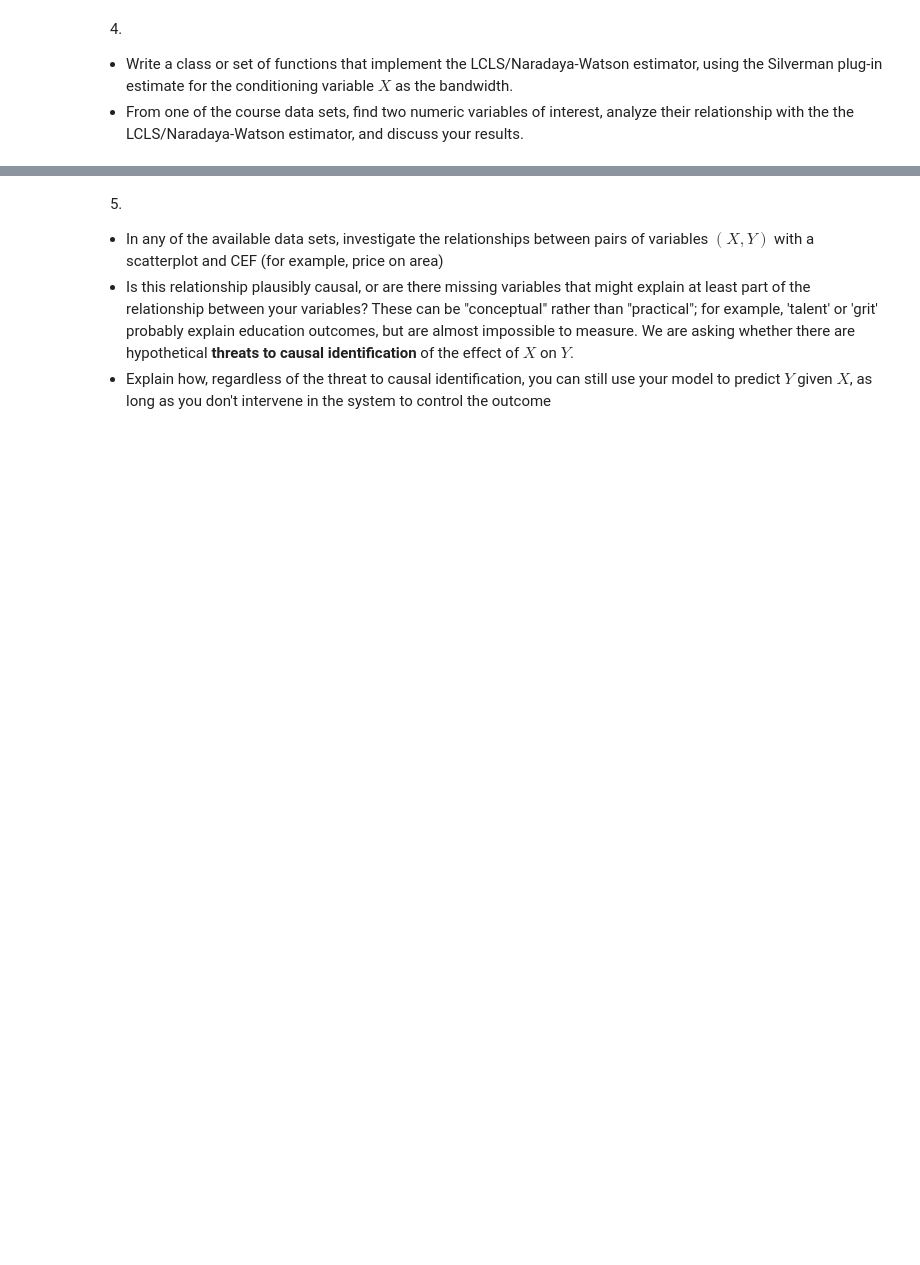
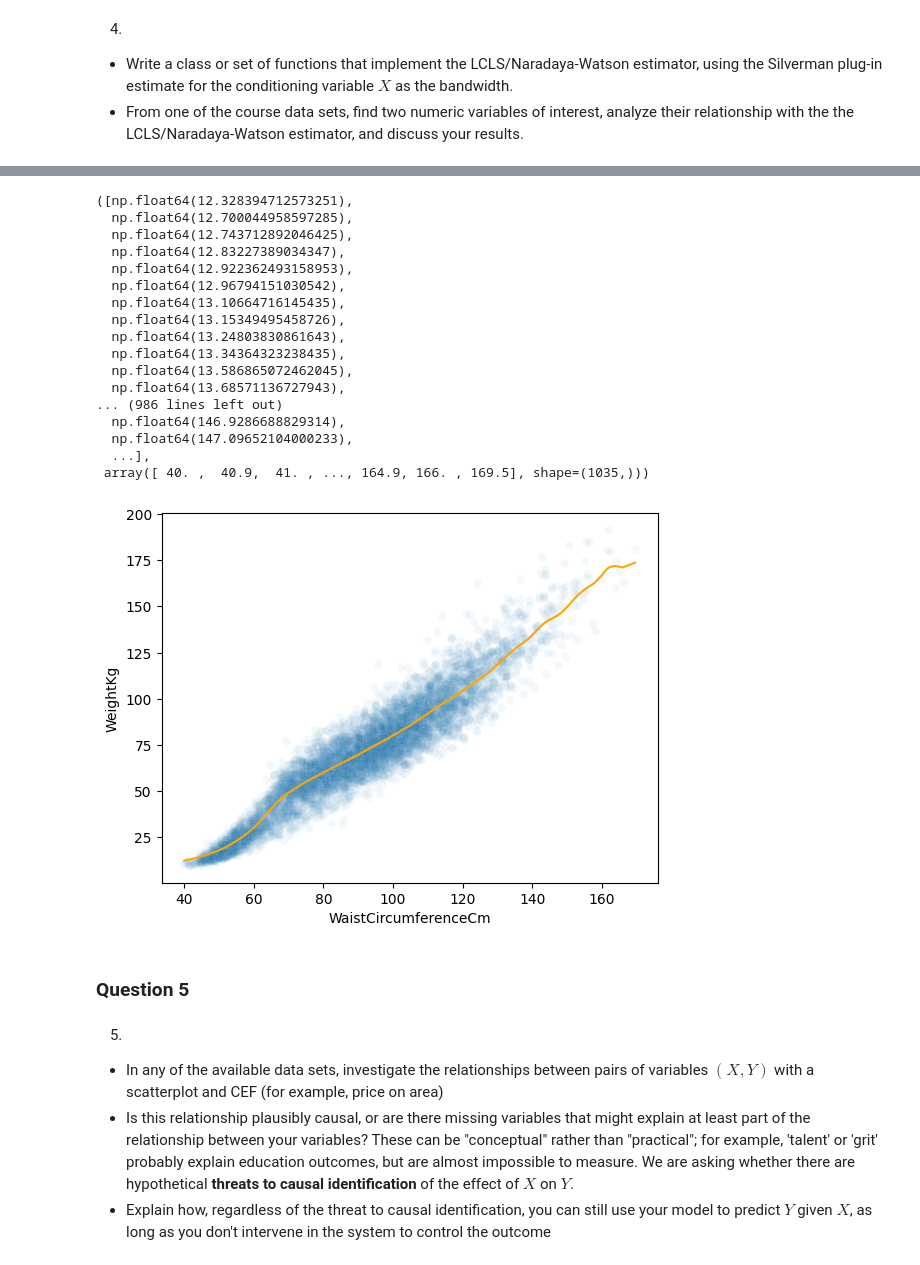
Before and after one commit to gegeorge25/DS5030_public_repo_grace_george, a Jupyter notebook: assignment_3.ipynb, the cells around one changed output, grey strips where cells are left out. Saved outputs shown, nothing was run; the diff lists cells and outputs as text; code cells hidden in the pictures; blank space fills up the shorter version.

```diff
--- a/assignment_3.ipynb
+++ b/assignment_3.ipynb
@@ -54,0 +36,3 @@ pd.crosstab(nhanes['GeneralHealthCondition'], nhanes['TypeOfMilkFirstFedWholeMil
+# %%
+gdf=nhanes.loc[:,["Gender","MaritalStatus"]]
+gdf.value_counts()
@@ -97,3 +160,53 @@ Show that the solution to this problem is the LCLS/Naradaya-Watson estimator.
+# %%
+
+def k(u):
+    return np.exp(-u**2)/np.sqrt(2*np.pi)
+
+def lcls(x,y,h=None,plot=True):
+    grid=np.sort(np.unique(x))
+       #k=1/np.sqrt(2*np.pi)
+    if h is None:
+        h=1.06 * np.std(x)* len(x) **(-0.2)
+
+    y_hat = []
+    for z in grid:
+        num=0
+        dem=0
+        for i in range(len(x)):
+            u = (x[i] -z)/h
+            num+=y[i] * k(u)
+            dem+=k(u)
+        y_hat_z=num/dem
+        y_hat.append(y_hat_z)
+
+    if plot:
+        sns.scatterplot(data=gdf, y='WeightKg', x='WaistCircumferenceCm',alpha=.05)
+        sns.lineplot(x=grid,y=y_hat, color='orange')
+
+    return y_hat, grid
+# %%
+lcls(x,y)
+# %% [output]
+([np.float64(12.328394712573251),
+  np.float64(12.700044958597285),
+  np.float64(12.743712892046425),
+  np.float64(12.83227389034347),
+  np.float64(12.922362493158953),
+  np.float64(12.96794151030542),
+  np.float64(13.10664716145435),
+  np.float64(13.15349495458726),
+  np.float64(13.24803830861643),
+  np.float64(13.34364323238435),
+  np.float64(13.586865072462045),
+  np.float64(13.68571136727943),
+... (986 lines left out)
+  np.float64(146.9286688829314),
+  np.float64(147.09652104000233),
+  ...],
+ array([ 40. ,  40.9,  41. , ..., 164.9, 166. , 169.5], shape=(1035,)))
+[figure, added]
+# %% [markdown]
+### Question 5
 # %% [markdown]
 5.
 - In any of the available data sets, investigate the relationships between pairs of variables $(X,Y)$ with a scatterplot and CEF (for example, price on area)
```
Also changed, not shown: parts of 23 cells of this notebook, 3 other files.
